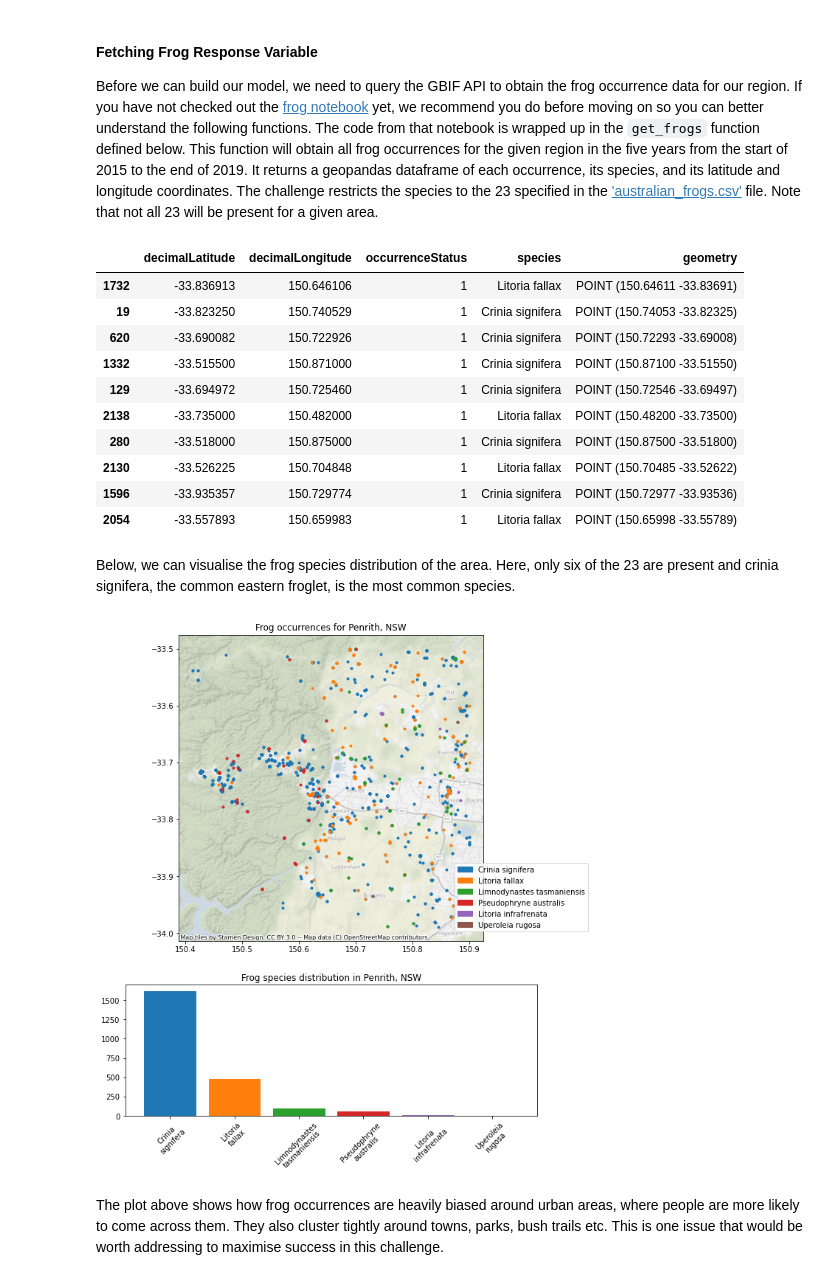
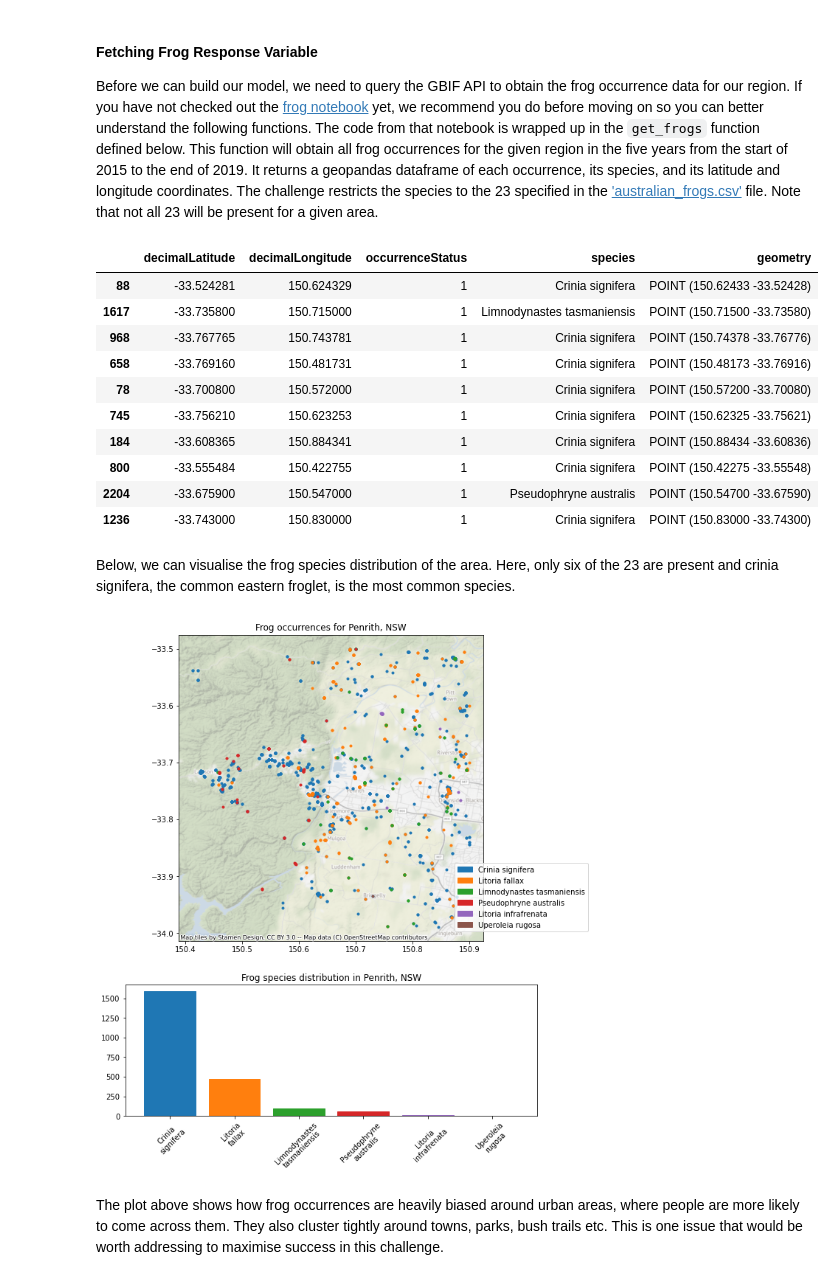
Before and after one commit to EY-Data-Science-Program/2022-Better-Working-World-Data-Challenge, a Jupyter notebook: Model_Level_1.ipynb, the cells around one changed output. Drawn from its saved outputs; the diff is of its cells as text; code cells hidden in the pictures.

```diff
--- a/Model_Level_1.ipynb
+++ b/Model_Level_1.ipynb
@@ -135,26 +135,26 @@ def get_frogs(bbox,species_keys, species_names, query_params={}, crs={'init':'ep
     return geo_frogs
 # %%
 # Pass in the date range to the GBIF API
-gbif_api_params = {"year":"2015,2020"}
+gbif_api_params = {"year":"2015,2019"}
 
 # Read in species data
 frog_species = pd.read_csv('australian_frogs.csv')
 
 # Get frogs!
 frog_data = get_frogs(bbox, frog_species.speciesKey, frog_species.Species, gbif_api_params, verbose=False)
 frog_data.sample(10, random_state=420)
 # %% [output]
 |  | decimalLatitude | decimalLongitude | occurrenceStatus | species | geometry |
-| 1732 | -33.836913 | 150.646106 | 1 | Litoria fallax | POINT (150.64611 -33.83691) |
-| 19 | -33.823250 | 150.740529 | 1 | Crinia signifera | POINT (150.74053 -33.82325) |
-| 620 | -33.690082 | 150.722926 | 1 | Crinia signifera | POINT (150.72293 -33.69008) |
-| 1332 | -33.515500 | 150.871000 | 1 | Crinia signifera | POINT (150.87100 -33.51550) |
-| 129 | -33.694972 | 150.725460 | 1 | Crinia signifera | POINT (150.72546 -33.69497) |
-| 2138 | -33.735000 | 150.482000 | 1 | Litoria fallax | POINT (150.48200 -33.73500) |
-| 280 | -33.518000 | 150.875000 | 1 | Crinia signifera | POINT (150.87500 -33.51800) |
-| 2130 | -33.526225 | 150.704848 | 1 | Litoria fallax | POINT (150.70485 -33.52622) |
-| 1596 | -33.935357 | 150.729774 | 1 | Crinia signifera | POINT (150.72977 -33.93536) |
-| 2054 | -33.557893 | 150.659983 | 1 | Litoria fallax | POINT (150.65998 -33.55789) |
+| 88 | -33.524281 | 150.624329 | 1 | Crinia signifera | POINT (150.62433 -33.52428) |
+| 1617 | -33.735800 | 150.715000 | 1 | Limnodynastes tasmaniensis | POINT (150.71500 -33.73580) |
+| 968 | -33.767765 | 150.743781 | 1 | Crinia signifera | POINT (150.74378 -33.76776) |
+| 658 | -33.769160 | 150.481731 | 1 | Crinia signifera | POINT (150.48173 -33.76916) |
+| 78 | -33.700800 | 150.572000 | 1 | Crinia signifera | POINT (150.57200 -33.70080) |
+| 745 | -33.756210 | 150.623253 | 1 | Crinia signifera | POINT (150.62325 -33.75621) |
+| 184 | -33.608365 | 150.884341 | 1 | Crinia signifera | POINT (150.88434 -33.60836) |
+| 800 | -33.555484 | 150.422755 | 1 | Crinia signifera | POINT (150.42275 -33.55548) |
+| 2204 | -33.675900 | 150.547000 | 1 | Pseudophryne australis | POINT (150.54700 -33.67590) |
+| 1236 | -33.743000 | 150.830000 | 1 | Crinia signifera | POINT (150.83000 -33.74300) |
 # %% [markdown]
 Below, we can visualise the frog species distribution of the area. Here, only six of the 23 are present and crinia signifera, the common eastern froglet, is the most common species.
 # %%
@@ -182,7 +182,7 @@ plt.xticks(rotation=45)
 fig.legend(loc='center right')
 plt.show()
 # %% [output]
-[figure, old version]
+[figure, new version]
 # %% [markdown]
 The plot above shows how frog occurrences are heavily biased around urban areas, where people are more likely to come across them. They also cluster tightly around towns, parks, bush trails etc. This is one issue that would be worth addressing to maximise success in this challenge.
 # %% [markdown]
```
Also changed, not shown: parts of 26 cells of this notebook.
